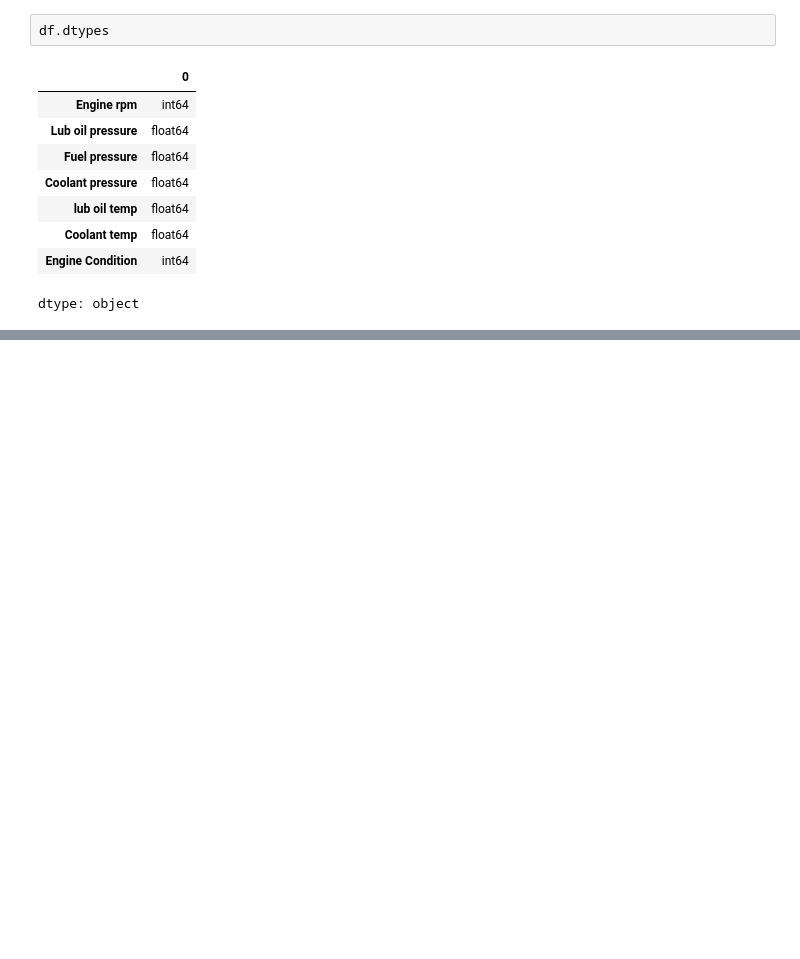
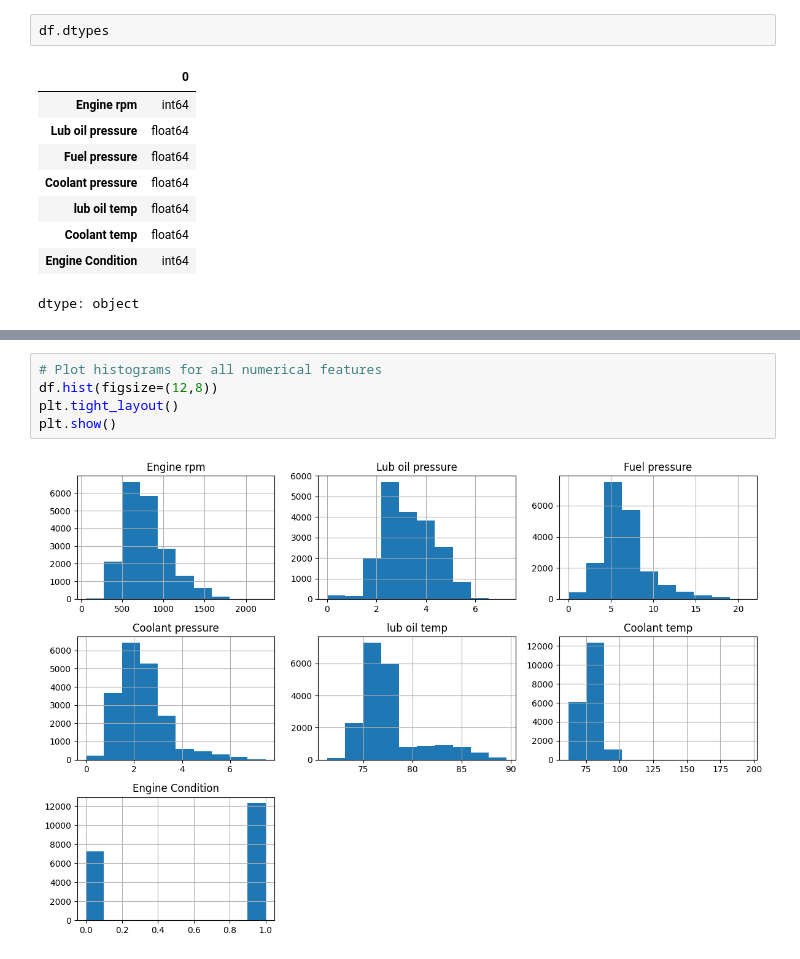
Before and after one commit to Prajkta11222/Smart-Vehical-Health-Intelligence-and-Predictive-Maintenance-Recommendation-System, a Jupyter notebook: Vehicle_Health_Model_ipynb.ipynb, the cells around one changed output, grey strips where cells are left out. Cells and saved outputs as stored; diff of their text form; blank space fills up the shorter version.

```diff
--- a/Vehicle_Health_Model_ipynb.ipynb
+++ b/Vehicle_Health_Model_ipynb.ipynb
@@ -83,0 +173,7 @@ dtype: object
+# %%
+# Plot histograms for all numerical features
+df.hist(figsize=(12,8))
+plt.tight_layout()
+plt.show()
+# %% [output]
+[figure, added]
```
Also changed, not shown: parts of 47 cells of this notebook.
